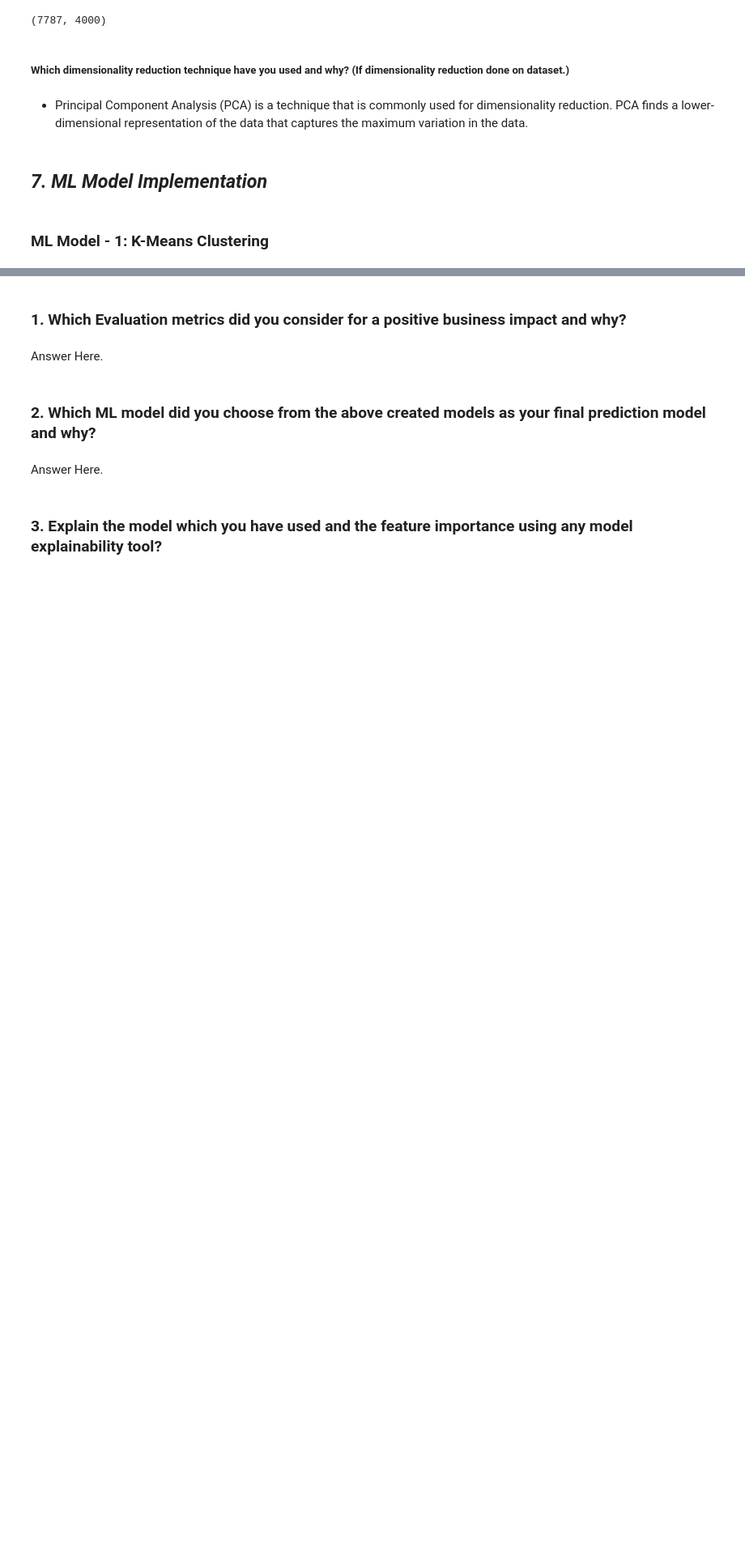
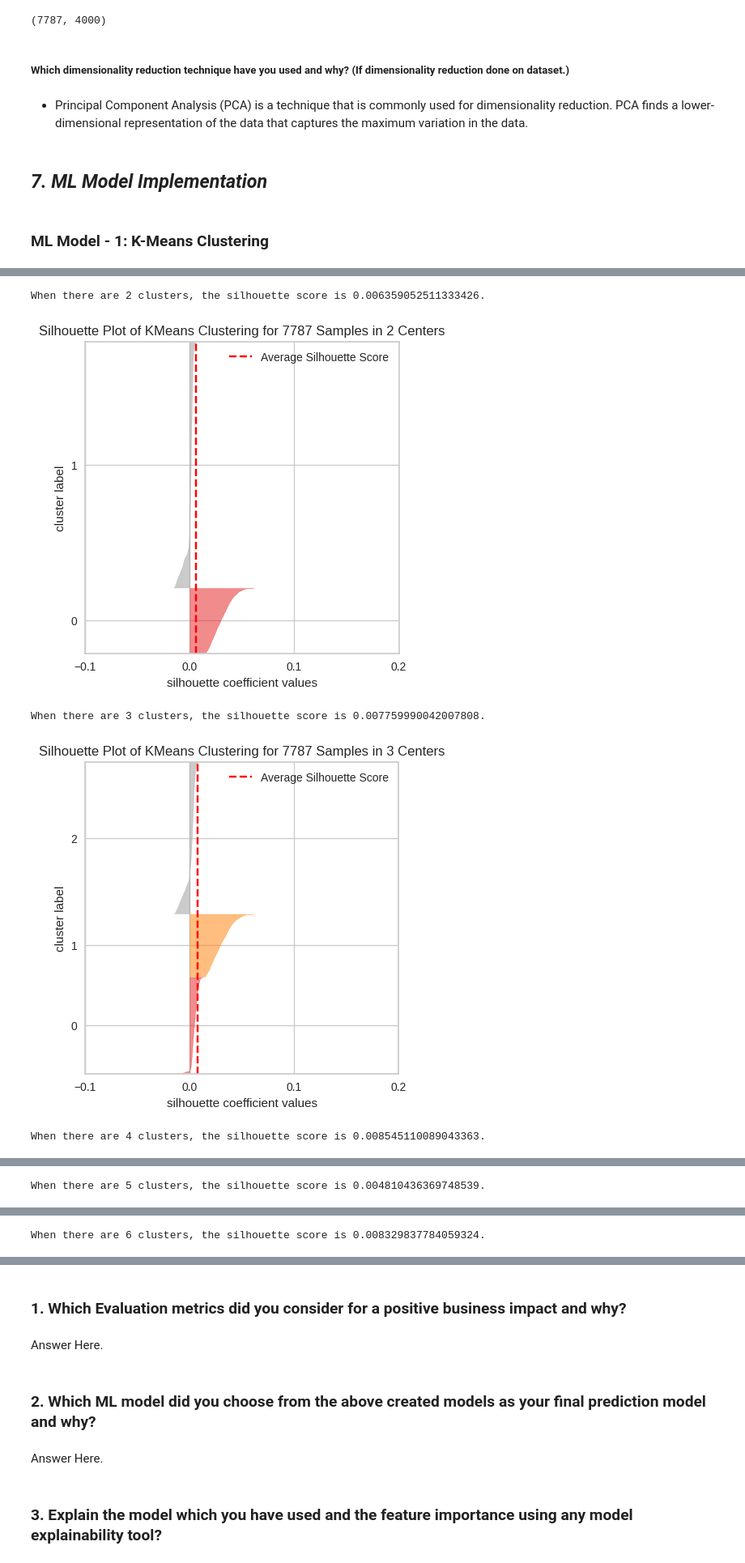
Before and after one commit to dipankarsahu1000/Netflix-Movie-and-TV-Shows-Clustering, a Jupyter notebook: Netflix_Movies_and_TV_Shows_Clustering.ipynb, the cells around one changed output, grey strips where cells are left out. Shown at 81% size. Drawn from its saved outputs; the diff is of its cells as text; code cells hidden in the pictures; blank space fills up the shorter version.

```diff
--- a/Netflix_Movies_and_TV_Shows_Clustering.ipynb
+++ b/Netflix_Movies_and_TV_Shows_Clustering.ipynb
@@ -1301,0 +1266,36 @@ Answer Here.
+# %%
+def silhoutte_analysis_kmeans(k, X):
+  '''
+  This function generates the silhouette scores for different clusters and visualises them.
+  '''
+  k_maxscore = [0, 0]
+
+  for i in range(2, k + 1):
+    kmeans = KMeans(n_clusters = i, init = 'k-means++', random_state = 0)
+    km_cluster_labels = kmeans.fit_predict(X)
+
+    km_score = silhouette_score(X, km_cluster_labels, metric = 'euclidean')
+
+    if k_maxscore[1] < score:
+      k_maxscore[0] = i
+      k_maxscore[1] = score
+
+    plt.figure(figsize = (5, 5))
+    visualizer = SilhouetteVisualizer(kmeans)
+
+    print(f"\nWhen there are \033[1m{i}\033[0m clusters, the silhouette score is \033[1m{score}\033[0m.")
+    visualizer.fit(X)
+    visualizer.show()
+
+  print(f"\nResult: In case of the K-Means Clustering, the maximum silhouette score is \033[1m{k_maxscore[1]}\033[0m for \033[1m{k_maxscore[0]}\033[0m clusters.")
+
+  return km_score
+# %%
+# Silhouette Analysis for k = 20 and X_PCA
+silhoutte_analysis_kmeans(12, X_PCA)
+# %% [output]
+When there are 2 clusters, the silhouette score is 0.006359052511333426.
+[figure, added]
+When there are 3 clusters, the silhouette score is 0.007759990042007808.
+[figure, added]
+When there are 4 clusters, the silhouette score is 0.008545110089043363.
@@ -1301,0 +1303 @@ Answer Here.
+When there are 5 clusters, the silhouette score is 0.004810436369748539.
@@ -1301,0 +1305 @@ Answer Here.
+When there are 6 clusters, the silhouette score is 0.008329837784059324.
```
Also changed, not shown: parts of 55 cells of this notebook.
